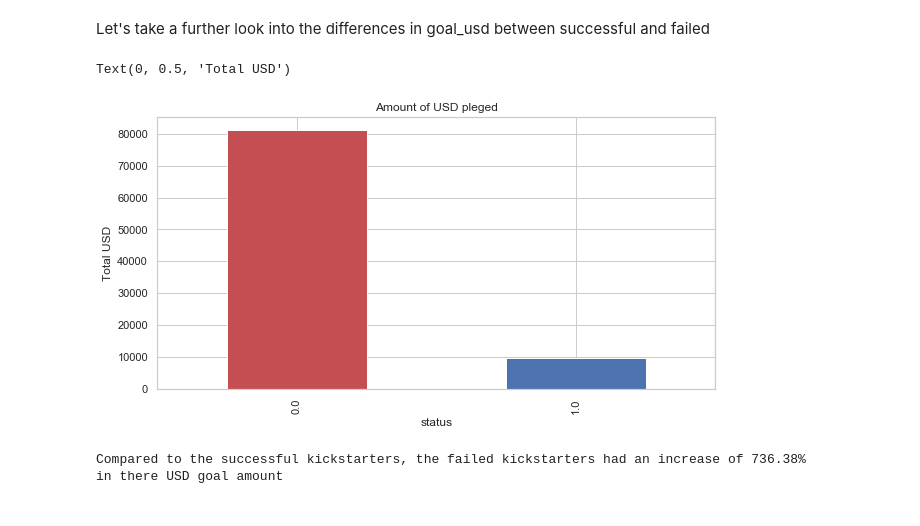
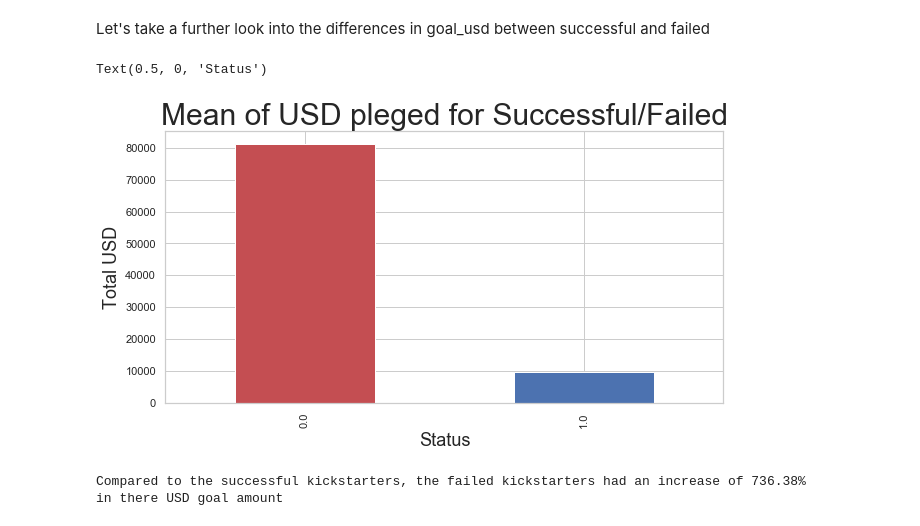
Before and after one commit to krandapus/Projects, a Jupyter notebook: FinalProject.ipynb, the cells around one changed output. Cells and saved outputs as stored; diff of their text form; code cells hidden in the pictures.

Commit message:
touched up mean graph

```diff
--- a/FinalProject.ipynb
+++ b/FinalProject.ipynb
@@ -275,18 +275,19 @@ Let's take a further look into the differences in goal_usd between successful an
 # %%
 #df.groupby('main_category').mean()
 #pd.crosstab(df.start_month, df.status).plot(kind='bar', figsize=(15,5))
 #pd.crosstab(df.end_month, df.status).plot(kind='bar', figsize=(15,5))
 #pd.crosstab(df.status, df.start_month).plot(kind='bar', figsize=(15,5))
 #pd.crosstab(df.start_Q, df.status).plot(kind='bar', figsize=(15, 5))
 #pd.crosstab(df.end_Q, df.status).plot(kind='bar', figsize=(15, 5))
 
 my_colors = list(['r', 'b'])
 df_grouped.goal_usd.plot.bar(stacked=True, color=my_colors, figsize=(10,5))
-plt.title('Amount of USD pleged')
-plt.ylabel('Total USD')
+plt.title('Mean of USD pleged for Successful/Failed', fontsize=30)
+plt.ylabel('Total USD', fontsize=18)
+plt.xlabel('Status', fontsize=18)
 # %% [output]
-Text(0, 0.5, 'Total USD')
+Text(0.5, 0, 'Status')
-[figure, old version]
+[figure, new version]
 # %%
 fail = df_grouped.loc[0, 'goal_usd']
 success = df_grouped.loc[1, 'goal_usd']
```
